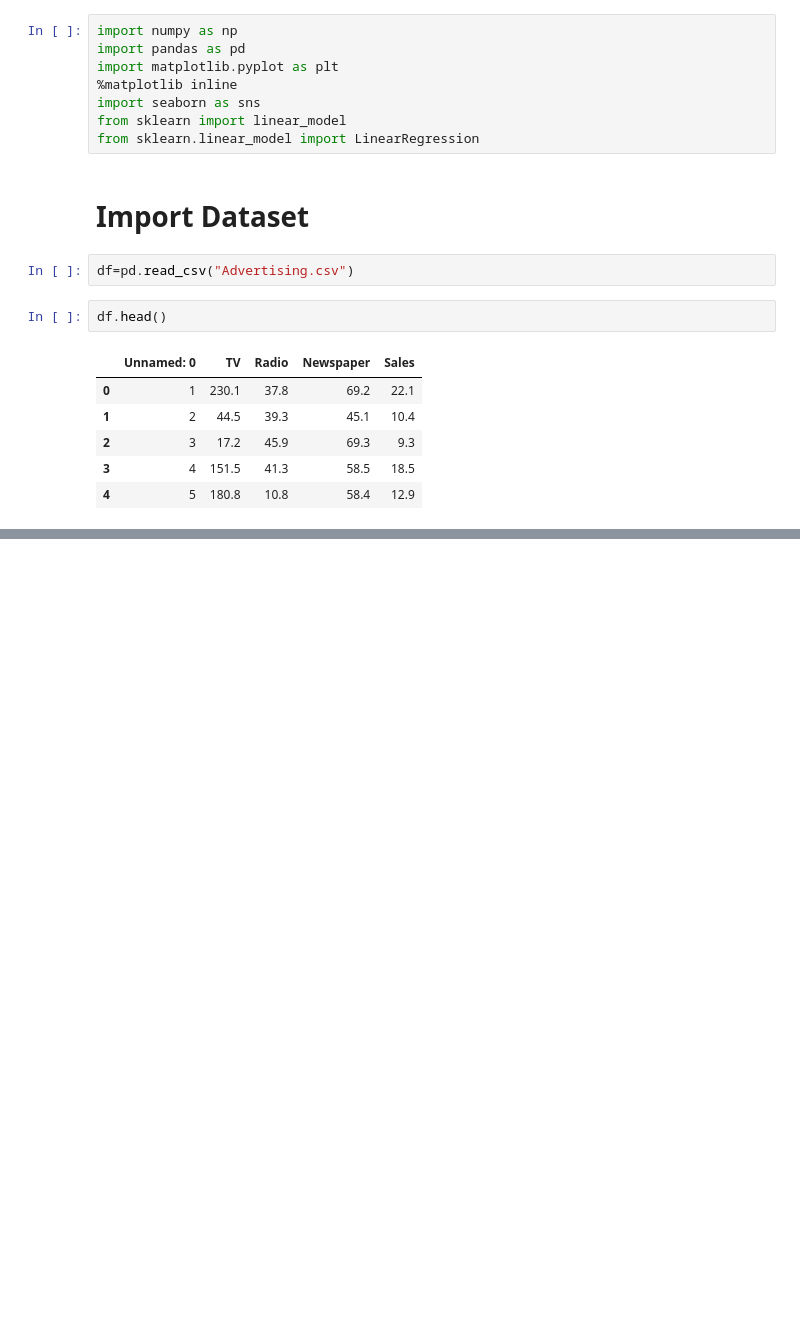
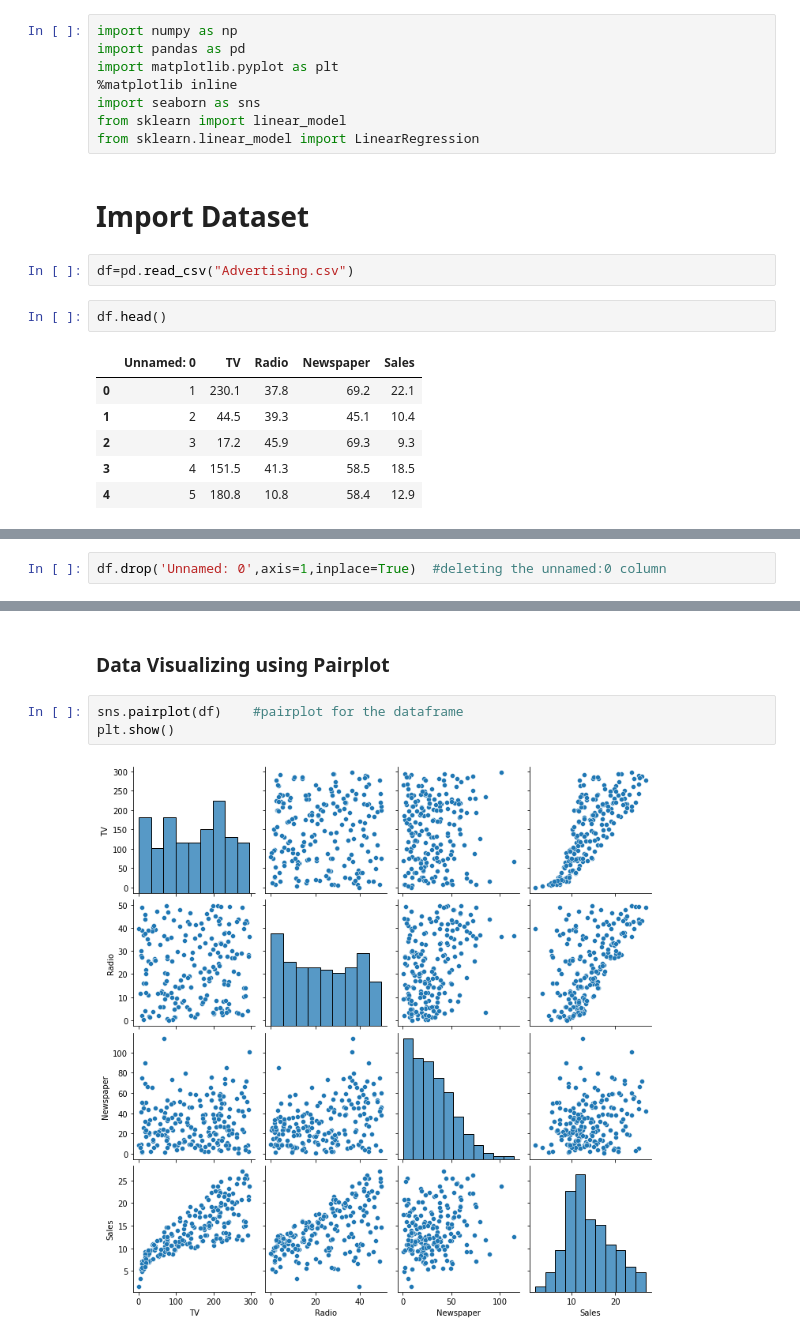
Before and after one commit to adithyakrishhna/OIBSIP-Task-5, a Jupyter notebook: Sales Prediction.ipynb, the cells around one changed output, grey strips where cells are left out. Saved outputs shown, nothing was run; the diff lists cells and outputs as text; blank space fills up the shorter version.

```diff
--- a/Sales Prediction.ipynb
+++ b/Sales Prediction.ipynb
@@ -32,0 +45,2 @@ df.head()
+# %%
+df.drop('Unnamed: 0',axis=1,inplace=True)  #deleting the unnamed:0 column
@@ -32,0 +73,7 @@ df.head()
+# %% [markdown]
+### Data Visualizing using Pairplot
+# %%
+sns.pairplot(df)    #pairplot for the dataframe
+plt.show()
+# %% [output]
+[figure, added]
```
Also changed, not shown: parts of 8 cells of this notebook.
